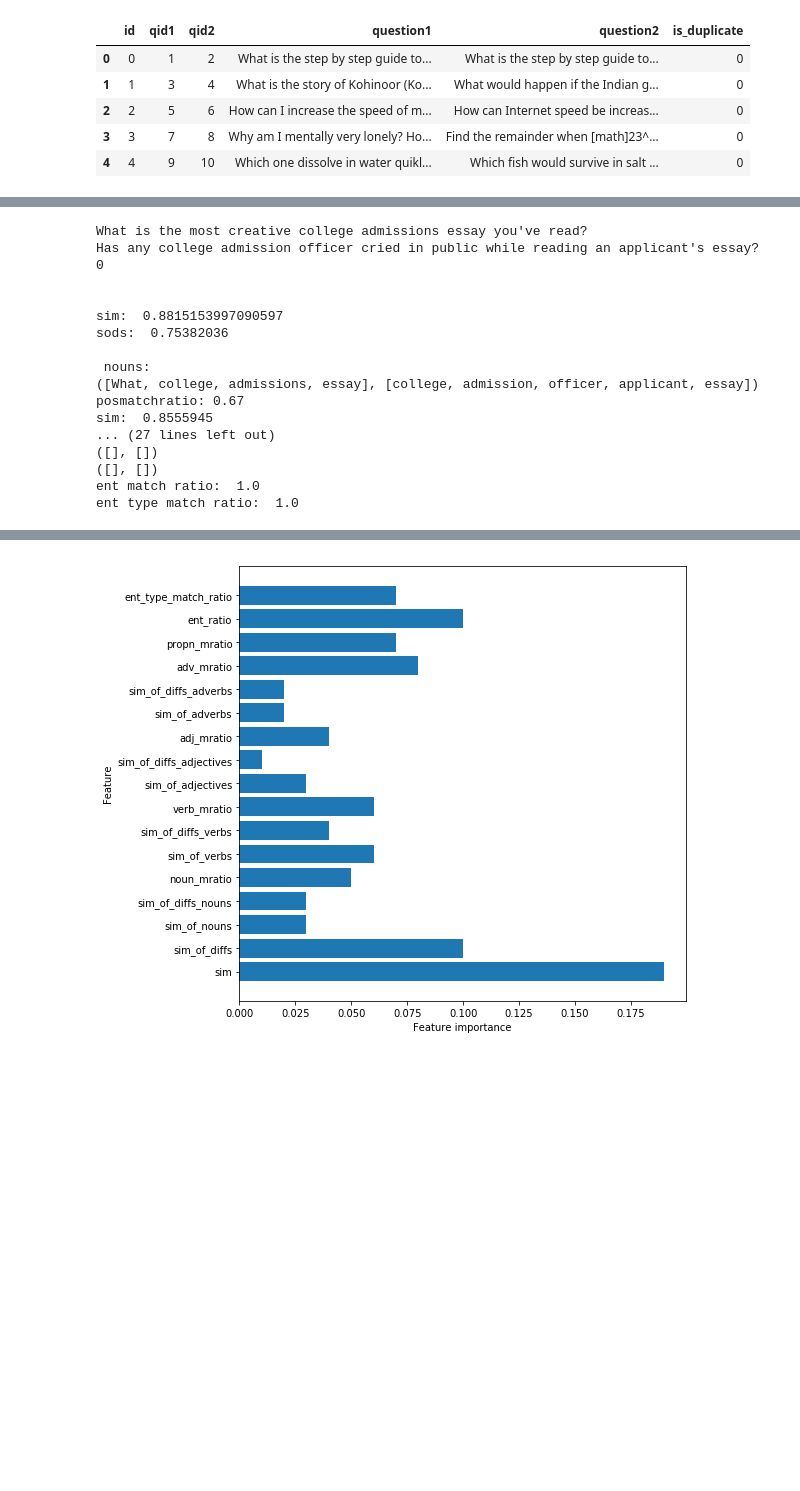
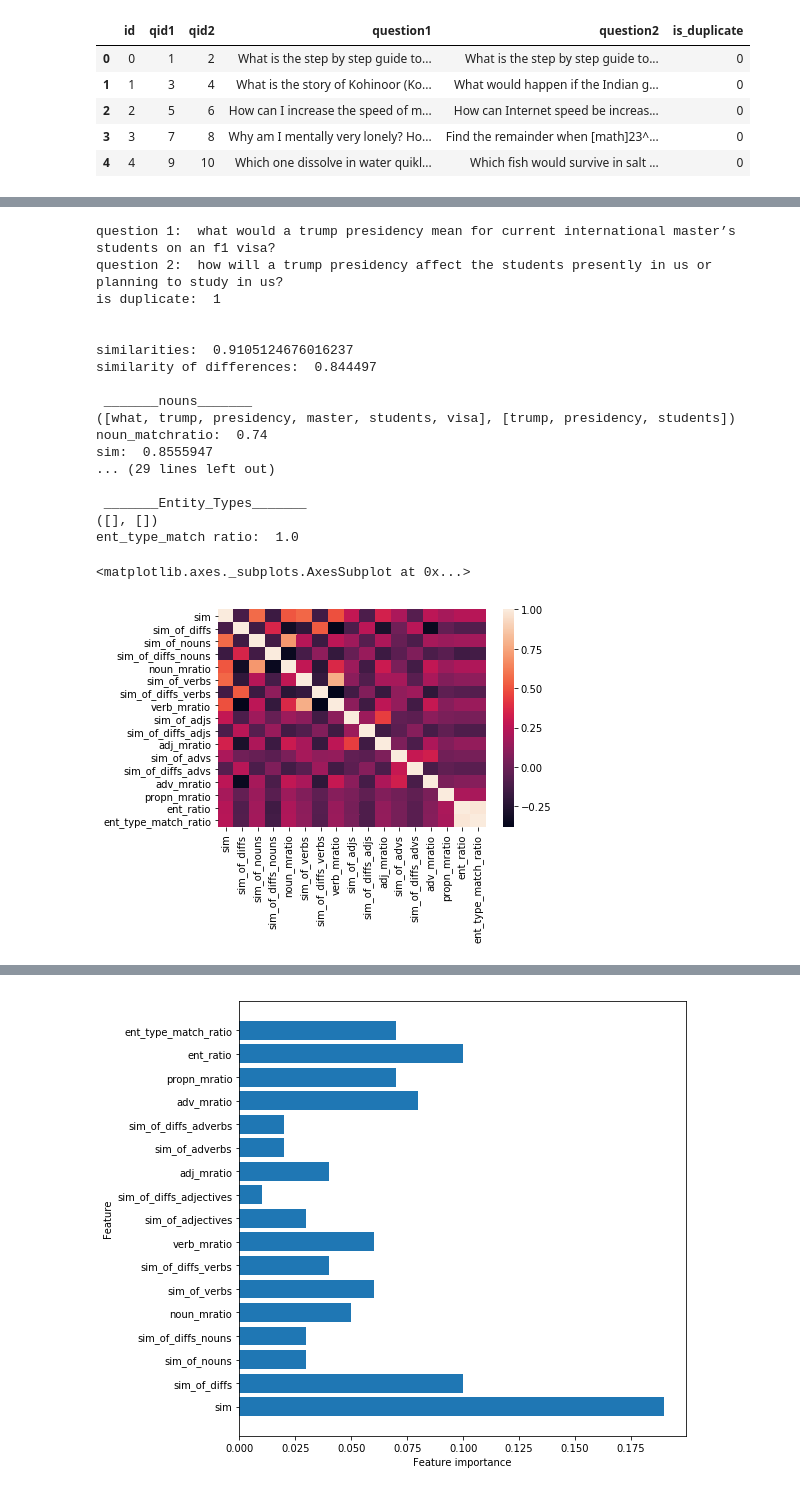
Before and after one commit to colemiller94/quora_question_project, a Jupyter notebook: Quora_Questions_Final_Book.ipynb, the cells around one changed output, grey strips where cells are left out. Drawn from its saved outputs; the diff is of its cells as text; code cells hidden in the pictures; blank space fills up the shorter version.

```diff
--- a/Quora_Questions_Final_Book.ipynb
+++ b/Quora_Questions_Final_Book.ipynb
@@ -29,5 +64,3 @@ first_100k_false = raw[raw.is_duplicate==0][:100_000]
-# %%
-train = first_100k_false.append(first_100k_true)
 # %%
 train.head()
 # %% [output]
@@ -52,2 +72,0 @@ def prepare(traindf)
-# %%
-y = train.is_duplicate.reset_index(drop=True)
@@ -57,0 +73,34 @@ NameError: name 'y' is not defined
+# %%
+def prepare(traindf):
+    #create iterators of question columns
+    q1_docs_ = nlp.pipe(iter(traindf['question1'].str.lower())) #nlp.pipe takes an iterator and returns a generator that preforms spacy pipeline
+    q2_docs_ = nlp.pipe(iter(traindf['question2'].str.lower()))
+    return zip(q1_docs_,q2_docs_)
+
+def parse(doc_pairs,keep_docs=True,keep_text=False):
+    feat_dict = defaultdict(list)
+    pos_list = ['noun','verb','adj','adv']
+
+    for q1,q2 in tqdm(doc_pairs):
+        if keep_docs:
+            feat_dict['q1_docs'].append(q1)
+            feat_dict['q2_docs'].append(q2)
+        if keep_text:
+            feat_dict['q1_txt'].append(q1.text)
+            feat_dict['q2_txt'].append(q2.text)
+
+
+        feat_dict['sim'].append(q1.similarity(q2))
+        feat_dict['sim_of_diffs'].append(sim_of_diffs(q1,q2))
+
+        for pos in pos_list:
+            feat_dict[f'sim_of_{pos}s'].append(sim_by_pos(q1,q2,pos))
+            feat_dict[f'sim_of_diffs_{pos}s'].append(sim_of_diffs(q1,q2,pos=pos))
+            feat_dict[f'{pos}_mratio'].append(pos_match_ratio(q1,q2,pos))
+
+
+        feat_dict['propn_mratio'].append(pos_match_ratio(q1,q2,'propn'))
+        feat_dict['ent_ratio'].append(ent_match_ratio(q1,q2))
+        feat_dict['ent_type_match_ratio'].append(ent_type_match_ratio(q1,q2))
+
+    return pd.DataFrame(data=feat_dict)
@@ -58,3 +111,5 @@ NameError: name 'y' is not defined
+# %%
+df = parse(prepare(train)) # <====TAKES A WHILE
 # %%
 labeled_df = pd.concat([y,df],axis=1)
 # %%
@@ -62,20 +167,25 @@ X=labeled_df.iloc[:,3:]
 # %%
-feature_sampler(123,df=labeled_df,y=y)
+feature_sampler(100005,df=labeled_df,y=y)
 # %% [output]
-What is the most creative college admissions essay you've read?
-Has any college admission officer cried in public while reading an applicant's essay?
-0
+question 1:  what would a trump presidency mean for current international master’s students on an f1 visa?
+question 2:  how will a trump presidency affect the students presently in us or planning to study in us?
+is duplicate:  1
 
 
-sim:  0.8815153997090597
-sods:  0.75382036
+similarities:  0.9105124676016237
+similarity of differences:  0.844497
 
- nouns:
-([What, college, admissions, essay], [college, admission, officer, applicant, essay])
-posmatchratio: 0.67
-sim:  0.8555945
-... (27 lines left out)
+ _______nouns_______
+([what, trump, presidency, master, students, visa], [trump, presidency, students])
+noun_matchratio:  0.74
+sim:  0.8555947
+... (29 lines left out)
+
+ _______Entity_Types_______
 ([], [])
-([], [])
-ent match ratio:  1.0
-ent type match ratio:  1.0
+ent_type_match ratio:  1.0
+# %%
+sns.heatmap(X.corr())
+# %% [output]
+<matplotlib.axes._subplots.AxesSubplot at 0x...>
+[figure, added]
```
Also changed, not shown: parts of 47 cells of this notebook, 1 other file.
